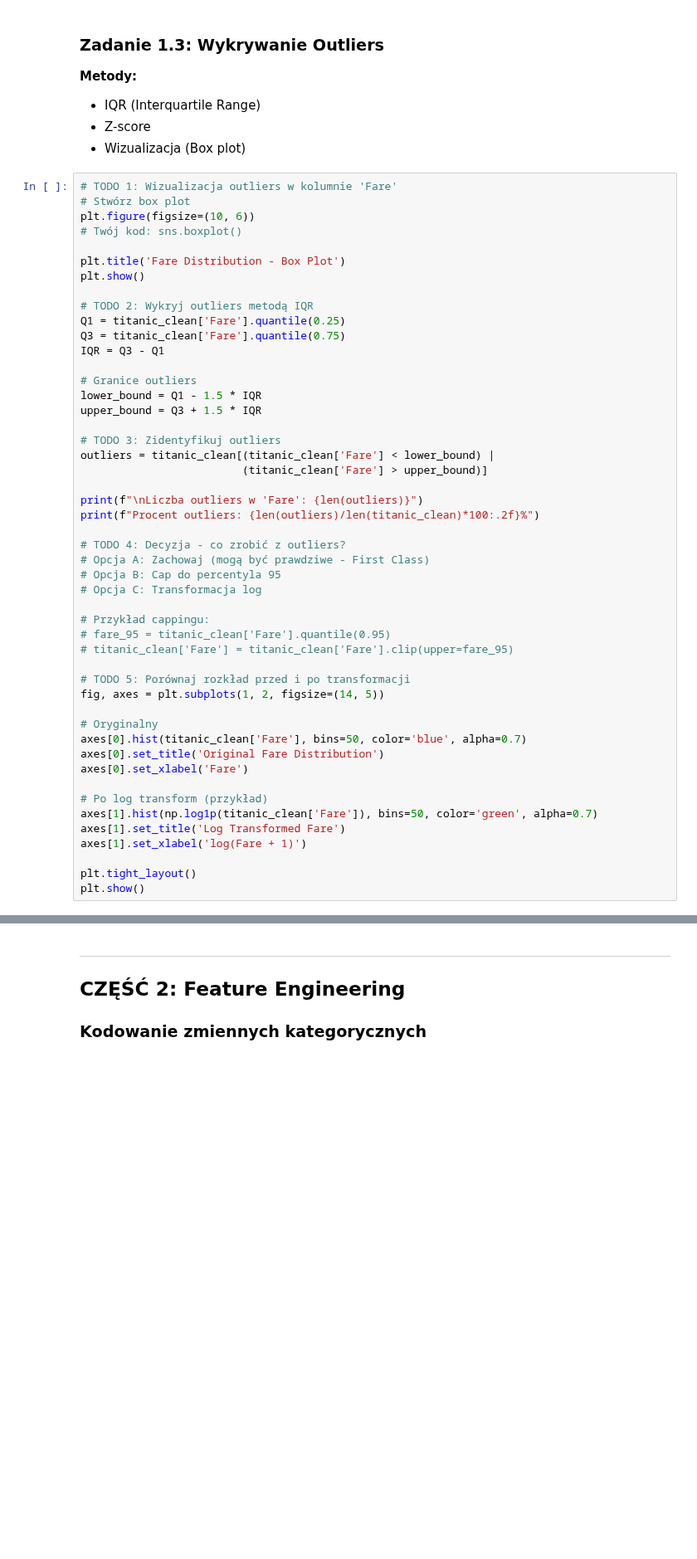
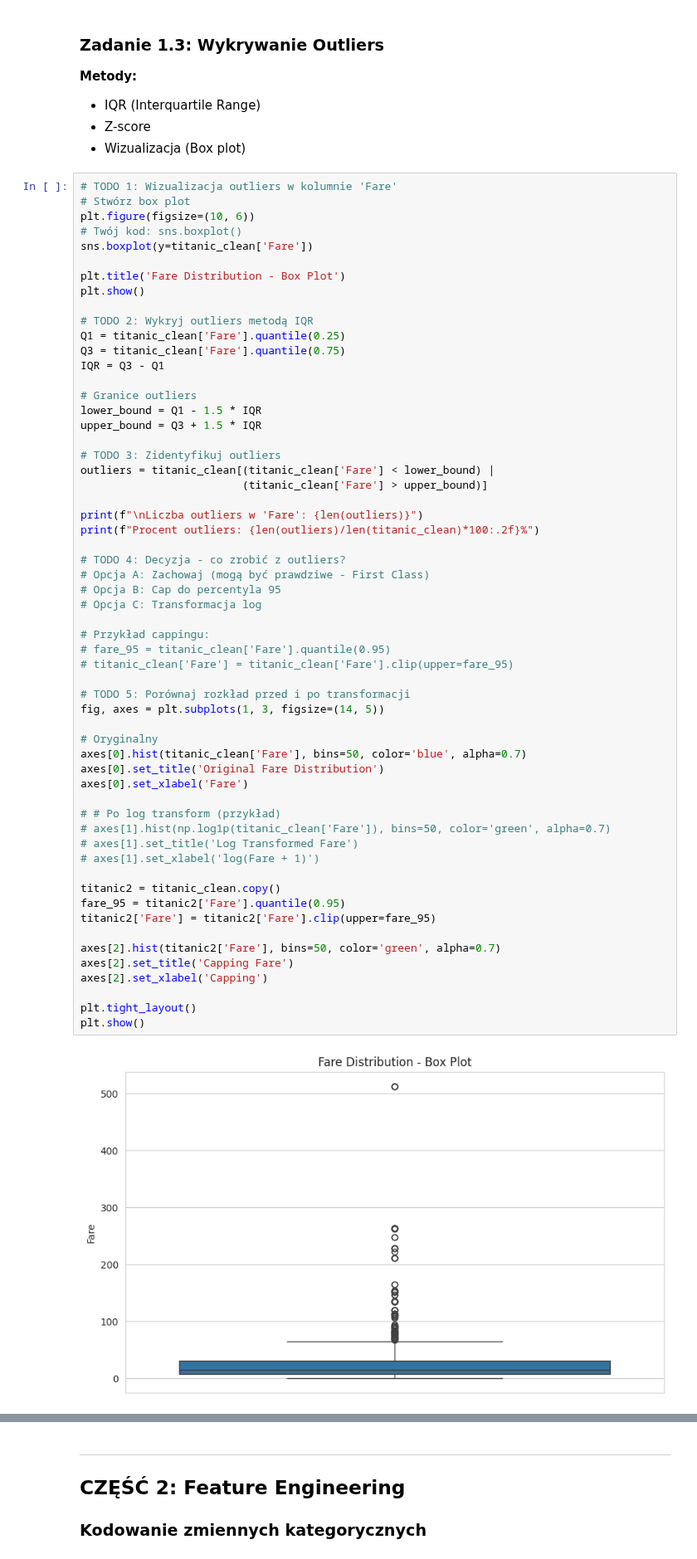
Before and after one commit to wiktorsk8/machine-learning-lab, a Jupyter notebook: lab_01_02_notebook_studenci.ipynb, the cells around one changed output, grey strips where cells are left out. Shown at 83% size. Saved outputs shown, nothing was run; the diff lists cells and outputs as text; blank space fills up the shorter version.

```diff
--- a/lab_01_02_notebook_studenci.ipynb
+++ b/lab_01_02_notebook_studenci.ipynb
@@ -193,6 +212,7 @@ print(titanic_clean.isnull().sum())
 # Stwórz box plot
 plt.figure(figsize=(10, 6))
 # Twój kod: sns.boxplot()
+sns.boxplot(y=titanic_clean['Fare'])
 
 plt.title('Fare Distribution - Box Plot')
 plt.show()
@@ -205,35 +225,45 @@ IQR = Q3 - Q1
 # Granice outliers
 lower_bound = Q1 - 1.5 * IQR
 upper_bound = Q3 + 1.5 * IQR
 
 # TODO 3: Zidentyfikuj outliers
 outliers = titanic_clean[(titanic_clean['Fare'] < lower_bound) |
                          (titanic_clean['Fare'] > upper_bound)]
 
 print(f"\nLiczba outliers w 'Fare': {len(outliers)}")
 print(f"Procent outliers: {len(outliers)/len(titanic_clean)*100:.2f}%")
 
 # TODO 4: Decyzja - co zrobić z outliers?
 # Opcja A: Zachowaj (mogą być prawdziwe - First Class)
 # Opcja B: Cap do percentyla 95
 # Opcja C: Transformacja log
 
 # Przykład cappingu:
 # fare_95 = titanic_clean['Fare'].quantile(0.95)
 # titanic_clean['Fare'] = titanic_clean['Fare'].clip(upper=fare_95)
 
 # TODO 5: Porównaj rozkład przed i po transformacji
-fig, axes = plt.subplots(1, 2, figsize=(14, 5))
+fig, axes = plt.subplots(1, 3, figsize=(14, 5))
 
 # Oryginalny
 axes[0].hist(titanic_clean['Fare'], bins=50, color='blue', alpha=0.7)
 axes[0].set_title('Original Fare Distribution')
 axes[0].set_xlabel('Fare')
 
-# Po log transform (przykład)
-axes[1].hist(np.log1p(titanic_clean['Fare']), bins=50, color='green', alpha=0.7)
-axes[1].set_title('Log Transformed Fare')
-axes[1].set_xlabel('log(Fare + 1)')
+# # Po log transform (przykład)
+# axes[1].hist(np.log1p(titanic_clean['Fare']), bins=50, color='green', alpha=0.7)
+# axes[1].set_title('Log Transformed Fare')
+# axes[1].set_xlabel('log(Fare + 1)')
+
+titanic2 = titanic_clean.copy()
+fare_95 = titanic2['Fare'].quantile(0.95)
+titanic2['Fare'] = titanic2['Fare'].clip(upper=fare_95)
+
+axes[2].hist(titanic2['Fare'], bins=50, color='green', alpha=0.7)
+axes[2].set_title('Capping Fare')
+axes[2].set_xlabel('Capping')
 
 plt.tight_layout()
 plt.show()
+# %% [output]
+[figure, added]
```
Also changed, not shown: parts of 15 cells of this notebook, 1 other file.
